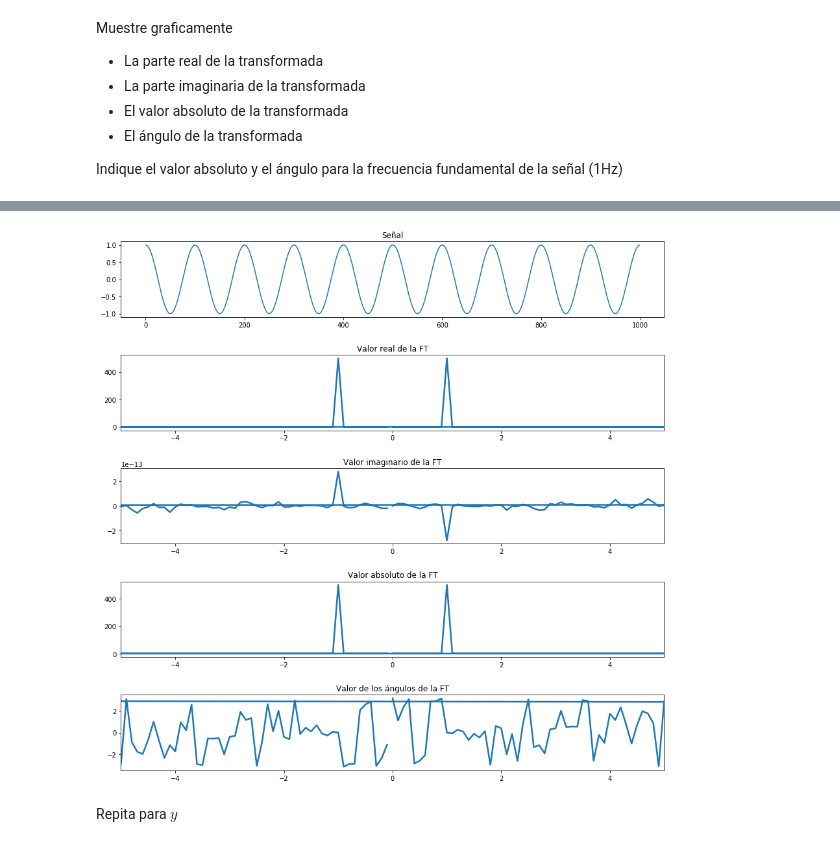
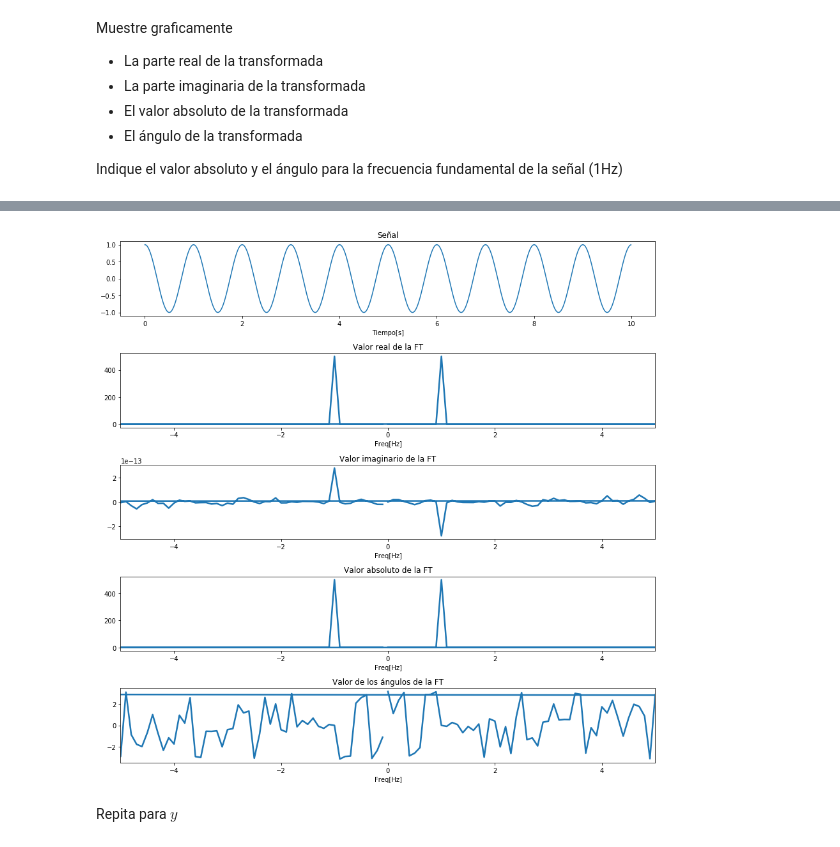
Before and after one commit to enzomarin/actividad1SisLin, a Jupyter notebook: info183_actividad_1.ipynb, the cells around one changed output, grey strips where cells are left out. Saved outputs shown, nothing was run; the diff lists cells and outputs as text; code cells hidden in the pictures.

```diff
--- a/info183_actividad_1.ipynb
+++ b/info183_actividad_1.ipynb
@@ -41,7 +42,7 @@ Muestre graficamente
 Indique el valor absoluto y el ángulo para la frecuencia fundamental de la señal (1Hz)
 # %%
 fs= 100.0
-N = 512
+N = 1000
 ts= 1.0/fs
 t = np.arange(0.0, 10.0, step= 0.01)
 x = np.cos(2.0* np.pi *t)
@@ -51,21 +52,26 @@ señal1 = x
 _, axes = plt.subplots(5,1)
 plt.subplots_adjust(hspace= 0.5)
 axes[0].figure.set_size_inches(15,15)
-axes[0].plot(señal1)
+axes[0].plot(t,señal1)
 axes[0].set_title("Señal")
+axes[0].set_xlabel('Tiempo[s]')
 
 axes[1].plot(fftpack.fftfreq(d=0.01,n=len(t)), np.real(fftpack.fft(señal1)), linewidth=2.5);
 axes[1].set_title("Valor real de la FT")
 axes[1].set_xlim([-5, 5])
+axes[1].set_xlabel('Freq[Hz]')
 axes[2].plot(fftpack.fftfreq(d=0.01,n=len(t)), np.imag(fftpack.fft(señal1)), linewidth=2.5);
 axes[2].set_title("Valor imaginario de la FT")
 axes[2].set_xlim([-5, 5])
+axes[2].set_xlabel('Freq[Hz]')
 axes[3].plot(fftpack.fftfreq(d=0.01,n=len(t)), np.abs(fftpack.fft(señal1)), linewidth=2.5);
 axes[3].set_title("Valor absoluto de la FT")
 axes[3].set_xlim([-5, 5])
+axes[3].set_xlabel('Freq[Hz]')
 axes[4].plot(fftpack.fftfreq(d=0.01,n=len(t)), np.angle(fftpack.fft(señal1)), linewidth=2.5);
 axes[4].set_title("Valor de los ángulos de la FT")
 axes[4].set_xlim([-5, 5])
+axes[4].set_xlabel('Freq[Hz]')
 
 #Para frecuencia de 1hz
 
@@ -81,8 +87,8 @@ for i in range(0, len(value)):
         indice = i;
 
 #print(valueforfreq, indice);
-print("Valor Absoluto para la frecuencia fundamental: ", absolutos[indice])
-print("Ángulo para la frecuencia fundamental: ", angulos[indice], " rads")
+print("Valor Absoluto para la frecuencia fundamental:", absolutos[indice])
+print("Ángulo para la frecuencia fundamental:", angulos[indice], "[rads]")
 #print(absolutos)
 #print(angulos)
 # %% [output]
@@ -91,4 +97,4 @@ Valor Absoluto para la frecuencia fundamental:  500.0
-[figure, old version]
+[figure, new version]
 # %% [markdown]
 Repita para $y$
 # %%
```
Also changed, not shown: parts of 11 cells of this notebook.
